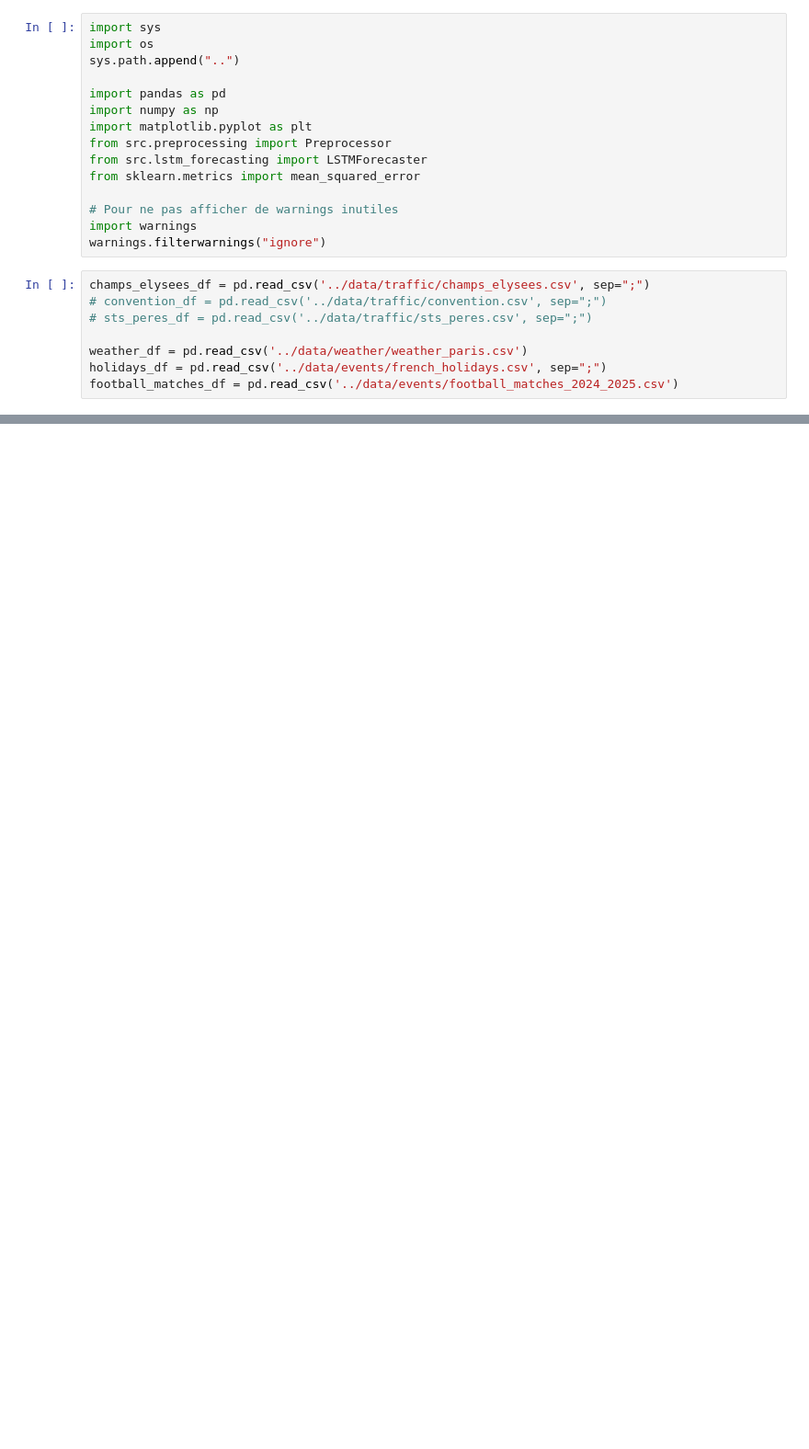
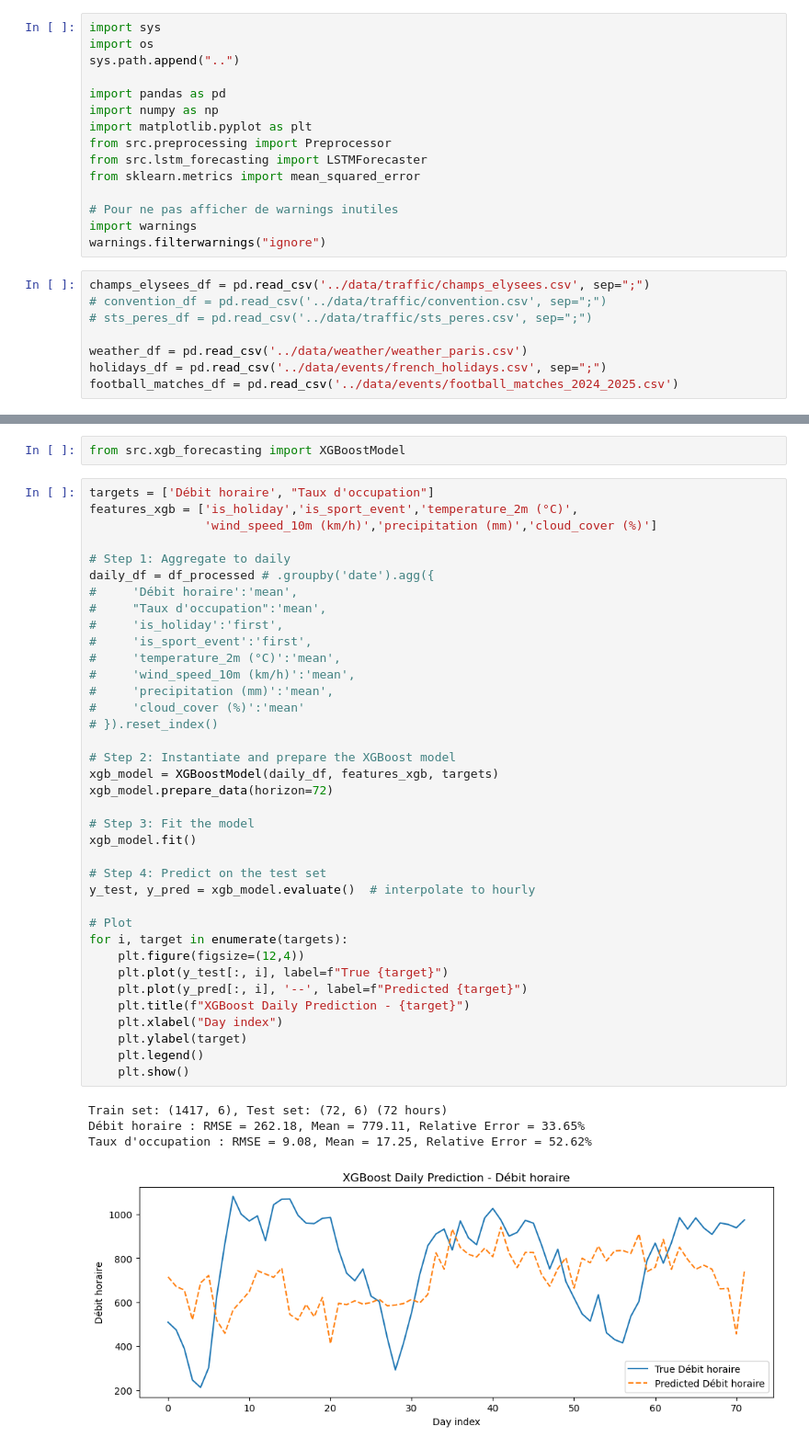
Before and after one commit to JimmyGuertin/Datathon-BCG, a Jupyter notebook: notebooks/forecasting_champs.ipynb, the cells around one changed output, grey strips where cells are left out. Shown at 92% size. Cells and saved outputs as stored; diff of their text form; blank space fills up the shorter version.

```diff
--- a/notebooks/forecasting_champs.ipynb
+++ b/notebooks/forecasting_champs.ipynb
@@ -79,0 +87,44 @@ Taux d'occupation : RMSE = 7.89, Mean = 15.96, Relative error = 49.40%
+# %%
+from src.xgb_forecasting import XGBoostModel
+# %%
+targets = ['Débit horaire', "Taux d'occupation"]
+features_xgb = ['is_holiday','is_sport_event','temperature_2m (°C)',
+                'wind_speed_10m (km/h)','precipitation (mm)','cloud_cover (%)']
+
+# Step 1: Aggregate to daily
+daily_df = df_processed # .groupby('date').agg({
+#     'Débit horaire':'mean',
+#     "Taux d'occupation":'mean',
+#     'is_holiday':'first',
+#     'is_sport_event':'first',
+#     'temperature_2m (°C)':'mean',
+#     'wind_speed_10m (km/h)':'mean',
+#     'precipitation (mm)':'mean',
+#     'cloud_cover (%)':'mean'
+# }).reset_index()
+
+# Step 2: Instantiate and prepare the XGBoost model
+xgb_model = XGBoostModel(daily_df, features_xgb, targets)
+xgb_model.prepare_data(horizon=72)
+
+# Step 3: Fit the model
+xgb_model.fit()
+
+# Step 4: Predict on the test set
+y_test, y_pred = xgb_model.evaluate()  # interpolate to hourly
+
+# Plot
+for i, target in enumerate(targets):
+    plt.figure(figsize=(12,4))
+    plt.plot(y_test[:, i], label=f"True {target}")
+    plt.plot(y_pred[:, i], '--', label=f"Predicted {target}")
+    plt.title(f"XGBoost Daily Prediction - {target}")
+    plt.xlabel("Day index")
+    plt.ylabel(target)
+    plt.legend()
+    plt.show()
+# %% [output]
+Train set: (1417, 6), Test set: (72, 6) (72 hours)
+Débit horaire : RMSE = 262.18, Mean = 779.11, Relative Error = 33.65%
+Taux d'occupation : RMSE = 9.08, Mean = 17.25, Relative Error = 52.62%
+[figure, added]
```
Also changed, not shown: parts of 10 cells of this notebook, 2 other files.
